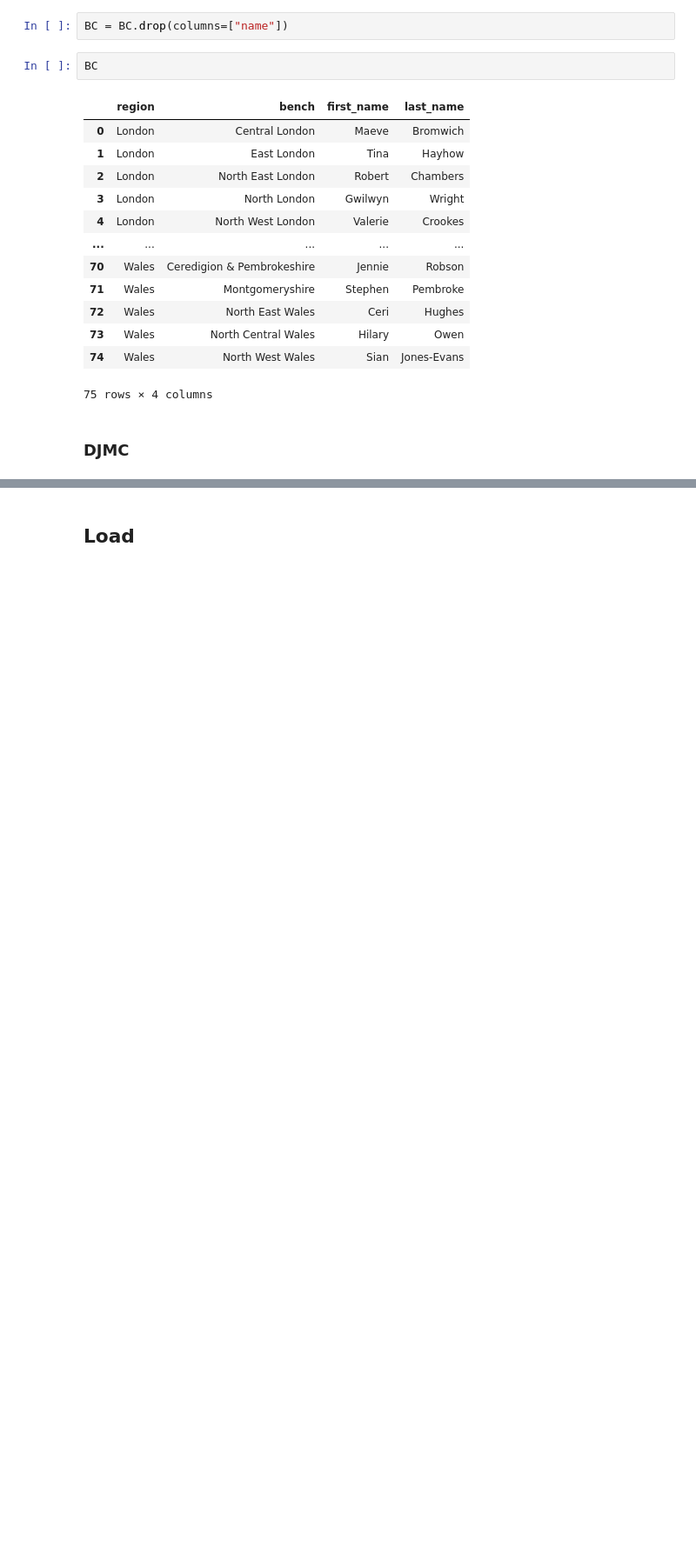
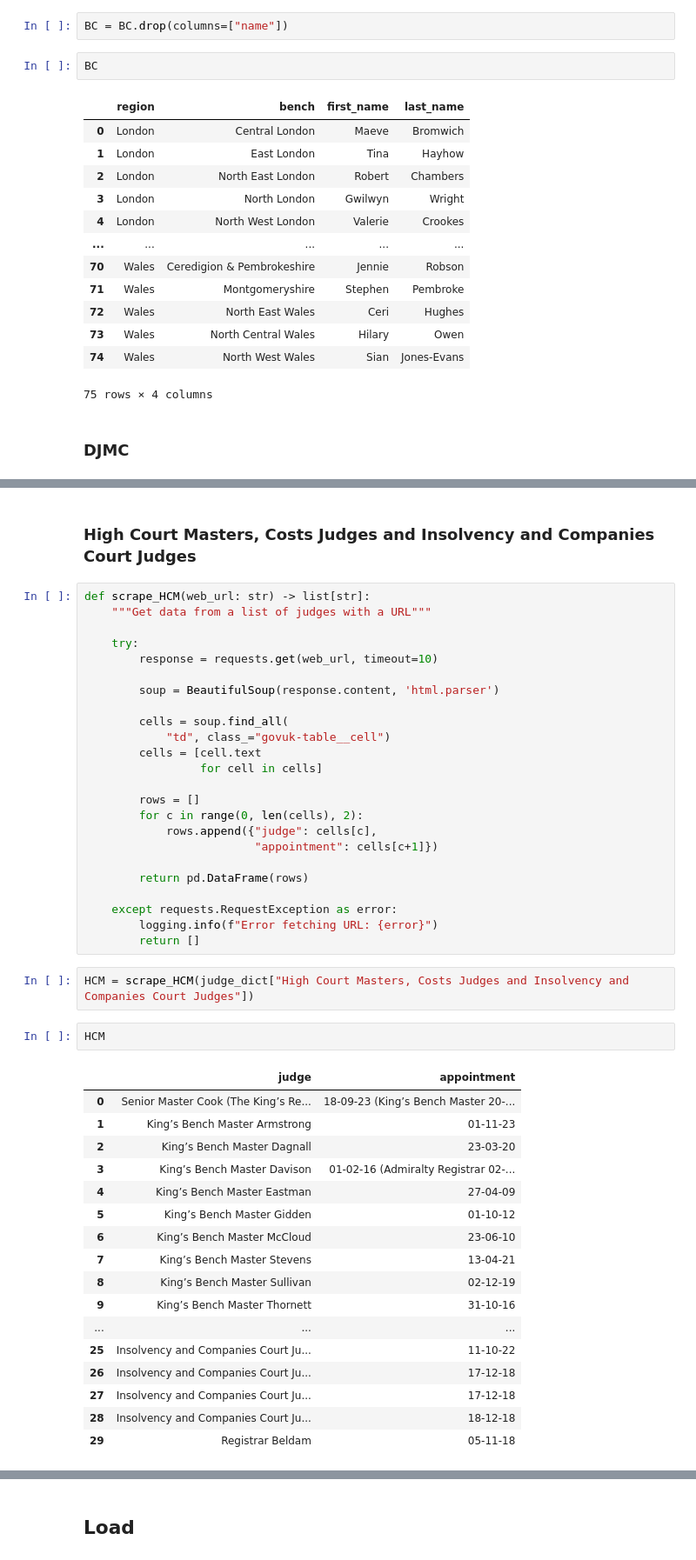
Before and after one commit to MahinRahman8901/c10-Court-Transcript, a Jupyter notebook: judges/pipeline.ipynb, the cells around one changed output, grey strips where cells are left out. Shown at 87% size. Drawn from its saved outputs; the diff is of its cells as text; blank space fills up the shorter version.

```diff
--- a/judges/pipeline.ipynb
+++ b/judges/pipeline.ipynb
@@ -161,0 +211,48 @@ scrape_DJMC(judge_dict["District Judges (Magistrates’ Courts)"])
+# %% [markdown]
+### High Court Masters, Costs Judges and Insolvency and Companies Court Judges
+# %%
+def scrape_HCM(web_url: str) -> list[str]:
+    """Get data from a list of judges with a URL"""
+
+    try:
+        response = requests.get(web_url, timeout=10)
+
+        soup = BeautifulSoup(response.content, 'html.parser')
+
+        cells = soup.find_all(
+            "td", class_="govuk-table__cell")
+        cells = [cell.text
+                 for cell in cells]
+
+        rows = []
+        for c in range(0, len(cells), 2):
+            rows.append({"judge": cells[c],
+                         "appointment": cells[c+1]})
+
+        return pd.DataFrame(rows)
+
+    except requests.RequestException as error:
+        logging.info(f"Error fetching URL: {error}")
+        return []
+# %%
+HCM = scrape_HCM(judge_dict["High Court Masters, Costs Judges and Insolvency and Companies Court Judges"])
+# %%
+HCM
+# %% [output]
+|  | judge | appointment |
+| 0 | Senior Master Cook (The King’s Re... | 18-09-23 (King’s Bench Master 20-... |
+| 1 | King’s Bench Master Armstrong | 01-11-23 |
+| 2 | King’s Bench Master Dagnall | 23-03-20 |
+| 3 | King’s Bench Master Davison | 01-02-16 (Admiralty Registrar 02-... |
+| 4 | King’s Bench Master Eastman | 27-04-09 |
+| 5 | King’s Bench Master Gidden | 01-10-12 |
+| 6 | King’s Bench Master McCloud | 23-06-10 |
+| 7 | King’s Bench Master Stevens | 13-04-21 |
+| 8 | King’s Bench Master Sullivan | 02-12-19 |
+| 9 | King’s Bench Master Thornett | 31-10-16 |
+| ... | ... | ... |
+| 25 | Insolvency and Companies Court Ju... | 11-10-22 |
+| 26 | Insolvency and Companies Court Ju... | 17-12-18 |
+| 27 | Insolvency and Companies Court Ju... | 17-12-18 |
+| 28 | Insolvency and Companies Court Ju... | 18-12-18 |
+| 29 | Registrar Beldam | 05-11-18 |
```
Also changed, not shown: parts of 37 cells of this notebook, 1 other file.
